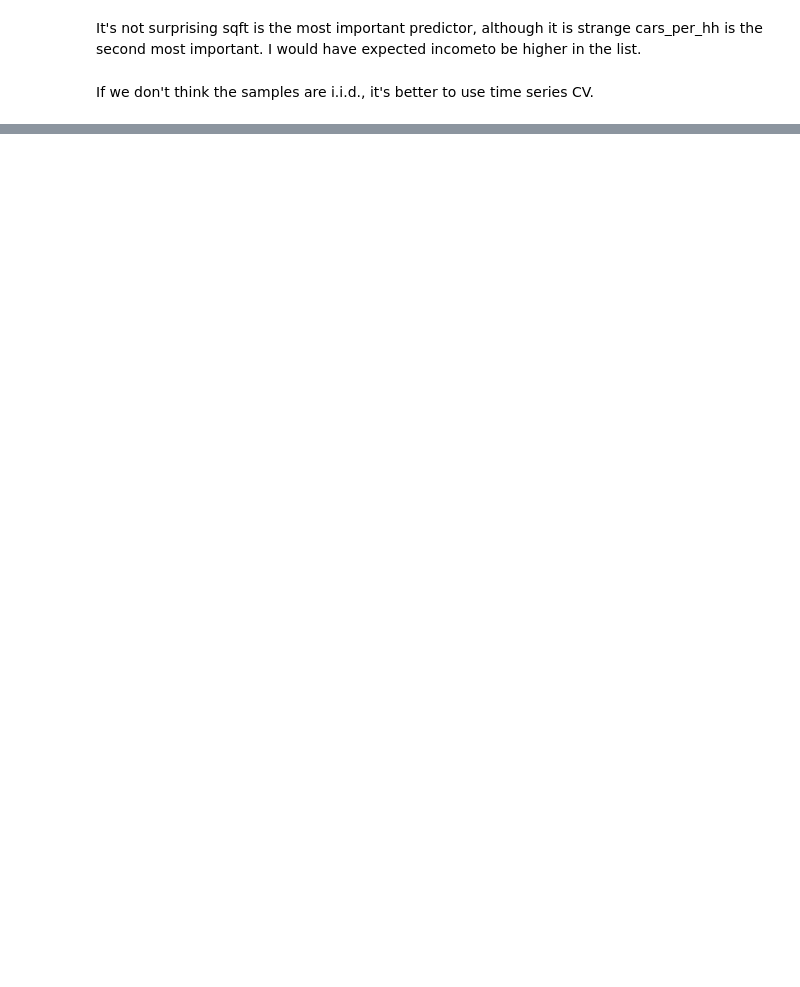
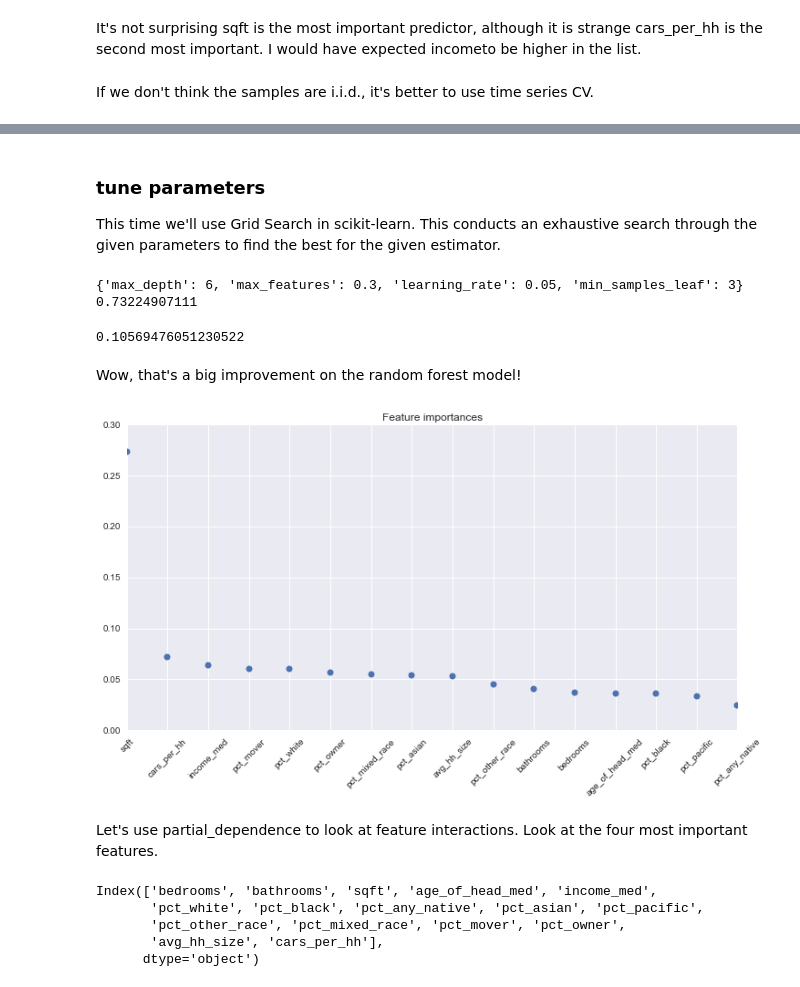
Before and after one commit to lrayle/rental-listings-census, a Jupyter notebook: src/rental_listings_modeling.ipynb, the cells around one changed output, grey strips where cells are left out. Cells and saved outputs as stored; diff of their text form; code cells hidden in the pictures; blank space fills up the shorter version.

Commit message:
Add gradient boosting model. Minor bug fix in merge census

```diff
--- a/src/rental_listings_explore.ipynb
+++ b/src/rental_listings_modeling.ipynb
@@ -99,7 +94,5 @@ def filter_outliers(df, rent_range=(100,10000),sqft_range=(10,5000)):
 # %%
 # get list of files and load.
-
-
 # for remotely stored data by state (just do one state for now)
 state='CA'
 infile='cl_census_{}.csv'.format(state)
@@ -109,7 +102,7 @@ infile='cl_census_{}.csv'.format(state)
 data_dir = '../data/'
 data_file = 'sfbay_listings_03032017.csv'
 
-data = pd.read_csv(data_dir+data_file,parse_dates=[1],dtype={'listing_id':str, 'rent':float, 'bedrooms':float, 'bathrooms':float, 'sqft':float,
+data = pd.read_csv(os.path.join(data_dir,data_file),parse_dates=[1],dtype={'listing_id':str, 'rent':float, 'bedrooms':float, 'bathrooms':float, 'sqft':float,
        'rent_sqft':float, 'fips_block':str, 'state':str, 'region':str, 'mpo_id':str, 'lng':float, 'lat':float,
        'cars_tot':float, 'children_tot':float, 'persons_tot':float, 'workers_tot':float,
        'age_of_head_med':float, 'income_med':float, 'hhs_tot':float, 'race_of_head_1':float,
@@ -611,7 +599,9 @@ from sklearn.ensemble import GradientBoostingRegressor
 # %%
-n_trees = 100
-l_rate = 0.1
-max_d = 1
-grad_boost = GradientBoostingRegressor(n_estimators=n_trees, learning_rate=l_rate,max_depth=max_d, loss='ls',criterion='mse')
+params = {'n_estimators':100,
+          'learning_rate':0.1,
+          'max_depth':1,
+          'min_samples_leaf':4
+          }
+grad_boost = GradientBoostingRegressor(loss='ls',criterion='mse', **params)
 grad_boost.fit(df_X,df_y)
-mse = mean_squared_error(y_test, clf.predict(X_test))
+RMSE(y_test, grad_boost.predict(X_test))
@@ -666,0 +615,4 @@ cross_val_gb(df_X,df_y, l_rate,max_d)
+# %% [markdown]
+### tune parameters
+
+This time we'll use Grid Search in scikit-learn. This conducts an exhaustive search through the given parameters to find the best for the given estimator.
@@ -666,0 +629,35 @@ cross_val_gb(df_X,df_y, l_rate,max_d)
+# %%
+print(gs_cv.best_params_)
+print(gs_cv.best_score_)
+# %% [output]
+{'max_depth': 6, 'max_features': 0.3, 'learning_rate': 0.05, 'min_samples_leaf': 3}
+0.73224907111
+# %%
+# best parameters
+params = {'n_estimators':1000,
+          'learning_rate':0.05,
+          'max_depth':6,
+          'min_samples_leaf':3
+          }
+grad_boost = GradientBoostingRegressor(loss='ls',criterion='mse', **params)
+grad_boost.fit(df_X,df_y)
+RMSE(y_test, grad_boost.predict(X_test))
+# %% [output]
+0.10569476051230522
+# %% [markdown]
+Wow, that's a big improvement on the random forest model!
+# %%
+# plot the importances
+gb_o = pd.DataFrame({'features':x_cols,'importance':grad_boost.feature_importances_})
+gb_o= gb_o.sort_values(by='importance',ascending=False)
+
+
+plt.figure(1,figsize=(12, 6))
+plt.xticks(range(len(gb_o)), gb_o.features,rotation=45)
+plt.plot(range(len(gb_o)),gb_o.importance,"o")
+plt.title('Feature importances')
+plt.show()
+# %% [output]
+[figure, added]
+# %% [markdown]
+Let's use partial_dependence to look at feature interactions. Look at the four most important features.
@@ -666,0 +667,8 @@ cross_val_gb(df_X,df_y, l_rate,max_d)
+# %%
+df_X.columns
+# %% [output]
+Index(['bedrooms', 'bathrooms', 'sqft', 'age_of_head_med', 'income_med',
+       'pct_white', 'pct_black', 'pct_any_native', 'pct_asian', 'pct_pacific',
+       'pct_other_race', 'pct_mixed_race', 'pct_mover', 'pct_owner',
+       'avg_hh_size', 'cars_per_hh'],
+      dtype='object')
```
Also changed, not shown: parts of 37 cells of this notebook, 1 other file.
